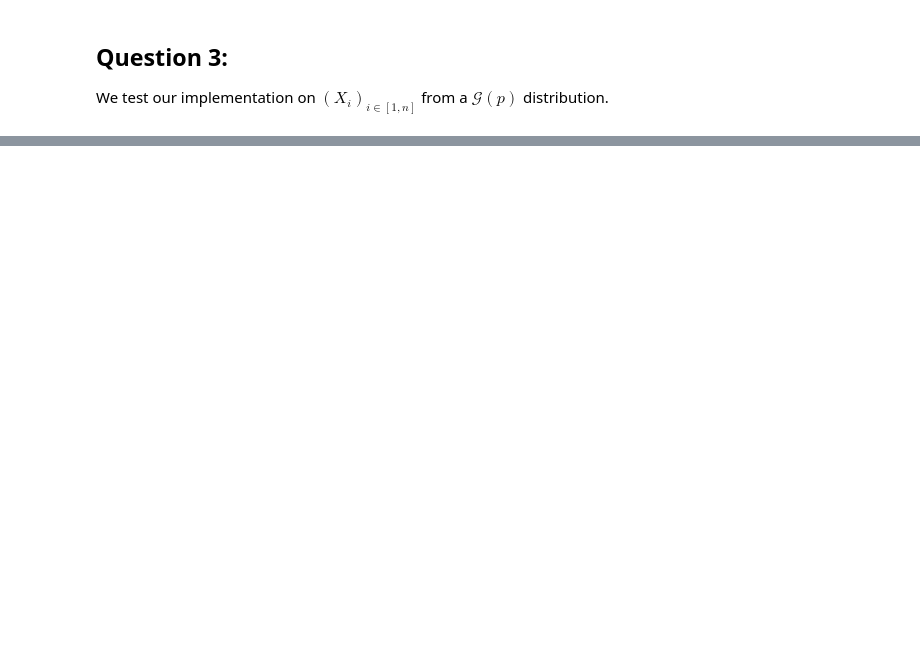
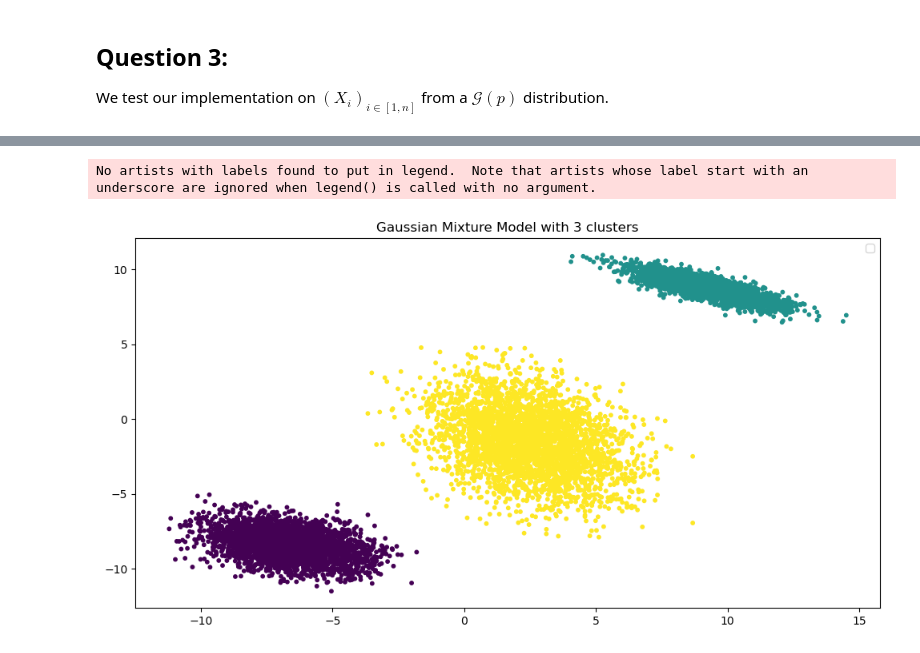
Before and after one commit to AugustinCablant/3A-class, a Jupyter notebook: Computational Statistics/TP2.ipynb, the cells around one changed output, grey strips where cells are left out. Drawn from its saved outputs; the diff is of its cells as text; code cells hidden in the pictures; blank space fills up the shorter version.

```diff
--- a/Computational Statistics/TP2.ipynb
+++ b/Computational Statistics/TP2.ipynb
@@ -92,0 +97,46 @@ plt.show()
+# %%
+np.random.seed(2001)
+def sample_gaussian_mixture(alpha, mu, sigma, n_samples):
+    """ Sample from a Gaussian mixture distribution
+    Parameters:
+    ----------
+    alpha (list): list of weights of the Gaussian components
+    mu (list): list of means of the Gaussian components
+    sigma (list): list of standard deviations of the Gaussian components
+    n_samples (int): number of samples to draw
+
+    Returns:
+    --------
+    X (list): sample from the Gaussian mixture distribution
+    z (list): class of each sample
+    """
+    z = algorithm1(np.arange(len(alpha)), alpha, F, n_samples)
+    means = mu[z]
+    covs = sigma[z]
+    sample_gaussian_mixture = np.array([np.random.multivariate_normal(mean, cov, 1) for mean, cov in zip(means, covs)]).reshape(n_samples, -1)
+    return sample_gaussian_mixture, z
+
+def generate_invertible_matrices(n_clusters, d):
+    """ Generate n_clusters invertible matrices of size (n_dim, n_dim) """
+    matrix = []
+    while len(matrix) < n_clusters:
+        A = np.random.randn(d, d)  # Matrice aléatoire
+        sdp_matrix = np.dot(A.T, A) + np.eye(d) * 1e-1
+        matrix.append(sdp_matrix)
+    return np.array(matrix)
+
+n_samples = 10 ** 4
+n_clusters = 3
+n_dim = 2
+# Initialize the parameters of the Gaussian mixture (alpha (uniform distribution), mu, sigma)
+alpha, mu, sigma = np.array(n_clusters * [1 / n_clusters]), np.random.uniform(-10, 10, size = (n_clusters, n_dim)), generate_invertible_matrices(n_clusters, n_dim)
+X, z = sample_gaussian_mixture(alpha, mu, sigma, n_samples)
+
+plt.figure(figsize=(12, 6))
+plt.scatter(X[:, 0], X[:, 1], c = z, cmap = 'viridis', s = 10)
+plt.title("Gaussian Mixture Model with 3 clusters")
+plt.legend()
+plt.show()
+# %% [output]
+No artists with labels found to put in legend.  Note that artists whose label start with an underscore are ignored when legend() is called with no argument.
+[figure, added]
```
Also changed, not shown: parts of 9 cells of this notebook.
